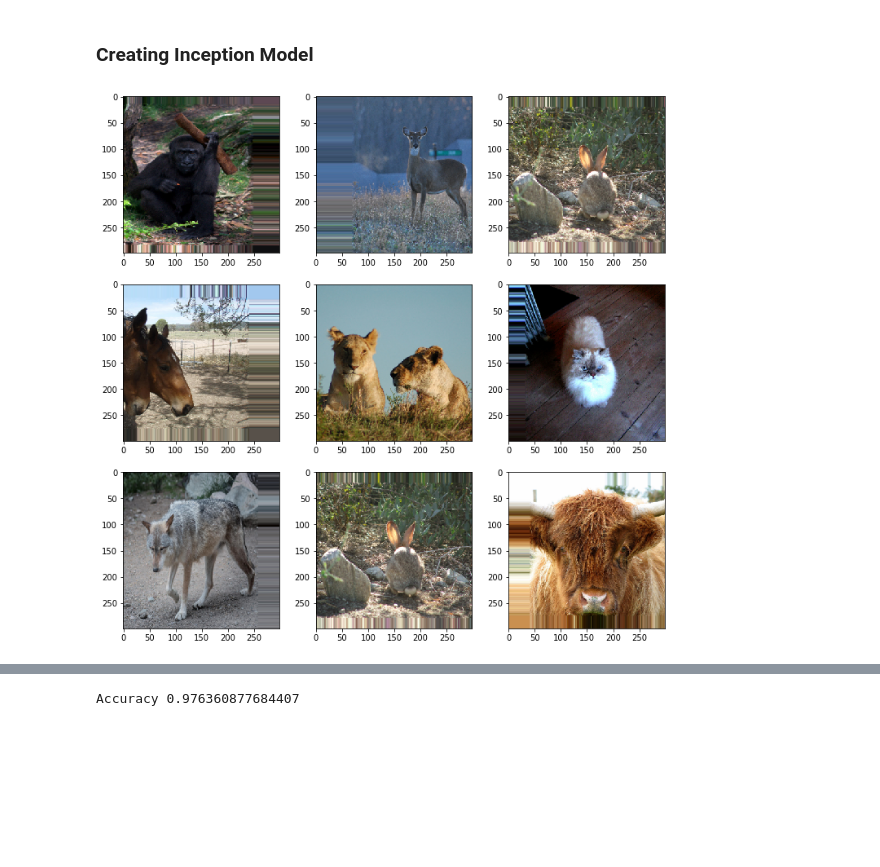
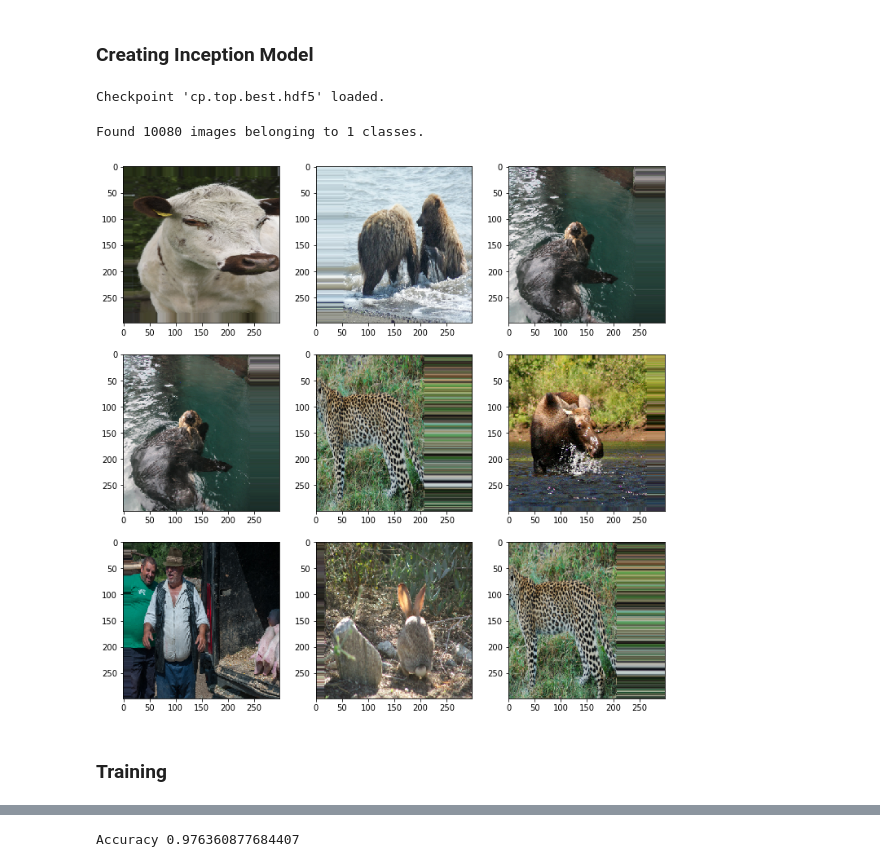
Before and after one commit to moisesvw/dojo, a Jupyter notebook: challenge/attributes-of-animals/zoo_attributes.ipynb, the cells around one changed output, grey strips where cells are left out. Cells and saved outputs as stored; diff of their text form; code cells hidden in the pictures; blank space fills up the shorter version.

```diff
--- a/challenge/attributes-of-animals/zoo_attributes.ipynb
+++ b/challenge/attributes-of-animals/zoo_attributes.ipynb
@@ -23,7 +25,7 @@ import shutil
 # %% [markdown]
 Setup the directories for feed images, it will be train, and validation directories
 # %%
-DATA_DIR = "./DL3 Dataset"
+DATA_DIR = "/datalab/DL3 Dataset"
 TRAIN_DIR = DATA_DIR + "/train"
 VAL_DIR = DATA_DIR + "/val"
 
@@ -57,9 +59,7 @@ Validation: 2520
 inception_model = InceptionV3(weights='imagenet', include_top=False)
 
 img_width, img_height = 299, 299
-top_epochs = 50
-fit_epochs = 50
-batch_size = 24
+batch_size = 32
 
 top_layers_checkpoint_path = 'cp.top.best.hdf5'
 fine_tuned_checkpoint_path = 'cp.fine_tuned.best.hdf5'
@@ -83,8 +83,10 @@ for layer in inception_model.layers:
     layer.trainable = False
 
 model.compile(loss='binary_crossentropy', optimizer='adam', metrics=['accuracy'])
+# %% [output]
+Checkpoint 'cp.top.best.hdf5' loaded.
 # %%
-train_labels = pd.read_csv('./DL3 Dataset/meta-data/train.csv', index_col='Image_name')
+train_labels = pd.read_csv(DATA_DIR + '/meta-data/train.csv', index_col='Image_name')
 
 def grouper(n, iterable, padvalue=None):
     g = cycle(zip(*[chain(iterable, repeat(padvalue, n-1))]*n))
@@ -92,8 +94,8 @@ def grouper(n, iterable, padvalue=None):
         yield list(filter(None, batch))
 
 
-def multilabel_flow(path_to_data, idg, bs=256, target_size=(32,32), train_or_valid='train'):
-    gen = idg.flow_from_directory(path_to_data, batch_size=bs, target_size=target_size, classes=[train_or_valid], shuffle=False)
+def multilabel_flow(path_to_data, idg, bs=256, target_size=(32,32), train_or_valid='train', shuffle=False):
+    gen = idg.flow_from_directory(path_to_data, batch_size=bs, target_size=target_size, classes=[train_or_valid], shuffle=shuffle)
     names_generator = grouper(bs, gen.filenames)
     for (X_batch, _), names in zip(gen, names_generator):
         labels = [ train_labels.loc[n.split('/')[-1]] for n in names ]
@@ -115,19 +117,23 @@ train_generator = multilabel_flow(
                     train_gen,
                     bs=batch_size,
                     target_size=(img_height, img_width),
-                    train_or_valid='train')
+                    train_or_valid='train',shuffle=True)
 
 validation_generator = multilabel_flow(
                     DATA_DIR,
                     test_gen,
                     bs=batch_size,
                     target_size=(img_height, img_width),
-                    train_or_valid='val')
+                    train_or_valid='val', shuffle=True)
 # %%
+samples = next(train_generator)
 fig, draws = plt.subplots(3,3, figsize=(12,12))
 draws = draws.reshape(-1)
 for i in range(9):
-    draws[i].imshow(ss[0][random.randint(0, 23)])
+    draws[i].imshow(samples[0][random.randint(0, 23)])
 # %% [output]
+Found 10080 images belonging to 1 classes.
-[figure, old version]
+[figure, new version]
+# %% [markdown]
+### Training
 # %%
```
Also changed, not shown: parts of 17 cells of this notebook.
